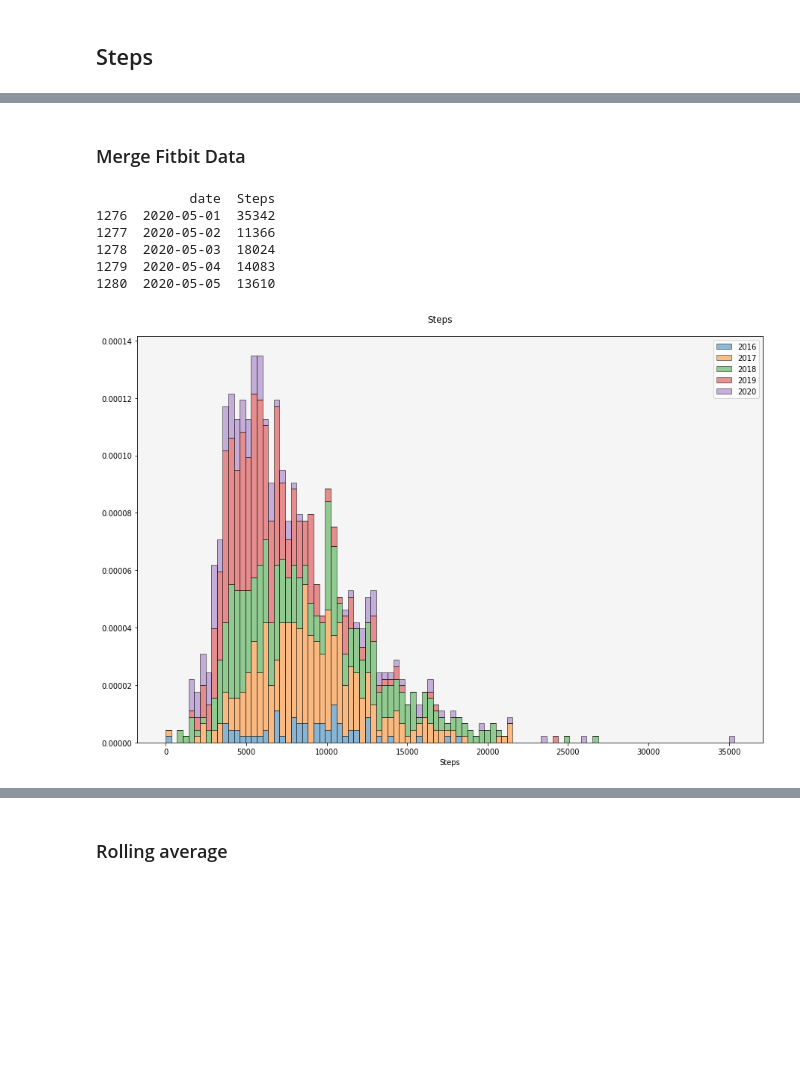
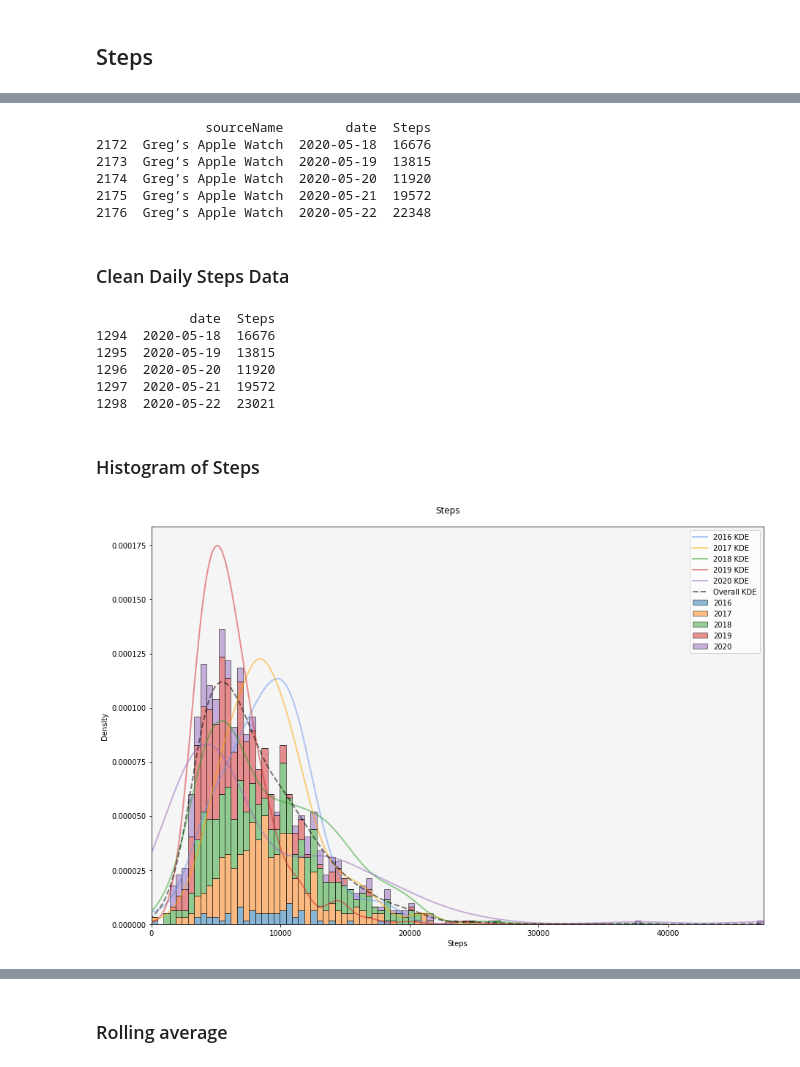
Before and after one commit to gregmames/HealthTracking, a Jupyter notebook: apple_health_data_processor.ipynb, the cells around one changed output, grey strips where cells are left out. Drawn from its saved outputs; the diff is of its cells as text; code cells hidden in the pictures; blank space fills up the shorter version.

```diff
--- a/apple_health_data_processor.ipynb
+++ b/apple_health_data_processor.ipynb
@@ -84,5 +80 @@ steps = steps.drop(['device', 'creationDate'], axis=1)
-# %%
-# drop phone steps
-steps = steps[steps.sourceName == 'Greg’s Apple\xa0Watch']
-# steps.tail()
 # %% [markdown]
@@ -94,49 +86,68 @@ fb = pd.read_csv('data/fitbit_master.csv')
 # parse out date and time elements as EST time
 fb['Date'] = pd.to_datetime(fb['Date'])#.dt.tz_convert('EST')
 fb['date'] = fb['Date'].dt.strftime('%Y-%m-%d')
-fb['year_month'] = fb['Date'].dt.strftime('%Y-%m')
-fb['year'] = fb['Date'].dt.year
-fb['month'] = fb['Date'].dt.month
-fb['day'] = fb['Date'].dt.day
-fb['dow'] = fb['Date'].dt.weekday
-fb['doy'] = fb['Date'].dt.dayofyear
+fb['sourceName'] = 'FitBit'
+fb2=fb[['sourceName','date', 'Steps']]
 
-fb2=fb[['date', 'Steps']]
-#drop rows that overlap apple watch
-fb2=fb2.iloc[:-2,:]
+# print(fb2.tail())
+
+# Aggregate apple watch data by date
+steps_by_dateX = steps.groupby(['sourceName','date'])['value'].sum().reset_index(name='Steps')
+
+#merge with fitbit data
+steps_by_dateX = pd.concat([fb2, steps_by_dateX], ignore_index=True)
+
+print(steps_by_dateX.tail())
+# %% [output]
+              sourceName        date  Steps
+2172  Greg’s Apple Watch  2020-05-18  16676
+2173  Greg’s Apple Watch  2020-05-19  13815
+2174  Greg’s Apple Watch  2020-05-20  11920
+2175  Greg’s Apple Watch  2020-05-21  19572
+2176  Greg’s Apple Watch  2020-05-22  22348
-# %% [markdown]
-### Merge Fitbit Data
-# %%
-# Aggregate apple watch data by date
-steps_by_date = steps.groupby(['date'])['value'].sum().reset_index(name='Steps')
-
-#merge with fitbit data
-steps_by_date = pd.concat([fb2, steps_by_date], ignore_index=True)
-
-# print(steps_by_date.head())
-print(steps_by_date.tail())
-# %% [output]
-            date  Steps
-1276  2020-05-01  35342
-1277  2020-05-02  11366
-1278  2020-05-03  18024
-1279  2020-05-04  14083
-1280  2020-05-05  13610
+# %% [markdown]
+### Clean Daily Steps Data
+# %%
+#sort and drop lowest
+steps_by_dateX = steps_by_dateX.sort_values(['date', 'Steps'])
+steps_by_dateX = steps_by_dateX.drop_duplicates('date', keep='last').reset_index(drop=True)
+
+steps_by_date = steps_by_dateX.drop('sourceName', axis=1)
+# print(steps_by_date.head())
+print(steps_by_date.tail())
+# %% [output]
+            date  Steps
+1294  2020-05-18  16676
+1295  2020-05-19  13815
+1296  2020-05-20  11920
+1297  2020-05-21  19572
+1298  2020-05-22  23021
+# %% [markdown]
+### Histogram of Steps
 # %%
 df = steps_by_date.copy()
 df['date'] = pd.to_datetime(df['date'])
 
 #Specify distribution parameters
 bn = 100
 
 #plot histogram of steps
 plt.figure(figsize=[15,10])
 ax = plt.gca()
 ax.set_facecolor('whitesmoke')
 plt.suptitle('Steps', fontsize=12, y=.92)
 n, bins, patches = plt.hist([df[df.date.dt.year==2016].Steps,df[df.date.dt.year==2017].Steps,df[df.date.dt.year==2018].Steps,df[df.date.dt.year==2019].Steps, df[df.date.dt.year==2020].Steps], bn, density=True, alpha =0.5, histtype='barstacked', label=['2016', '2017', '2018', '2019', '2020'], edgecolor='black')
+
+df[df.date.dt.year==2016].Steps.plot.kde(c='cornflowerblue', alpha = 0.5, linewidth=2, label = '2016 KDE')
+df[df.date.dt.year==2017].Steps.plot.kde(c= 'orange', alpha = 0.5, linewidth=2, label = '2017 KDE')
+df[df.date.dt.year==2018].Steps.plot.kde(c='tab:green', alpha = 0.5, linewidth=2, label = '2018 KDE')
+df[df.date.dt.year==2019].Steps.plot.kde(c='tab:red', alpha = 0.5, linewidth=2, label = '2019 KDE')
+df[df.date.dt.year==2020].Steps.plot.kde(c='tab:purple', alpha = 0.5, linewidth=2, label = '2020 KDE')
+df.Steps.plot.kde(c='k', alpha = 0.5, linewidth=2, linestyle='dashed', label = 'Overall KDE')
+
+plt.xlim((0,df.Steps.max()))
 plt.xlabel('Steps')
 plt.legend(loc=1)
 plt.show()
 # %% [output]
-[figure, old version]
+[figure, new version]
```
Also changed, not shown: parts of 51 cells of this notebook.
